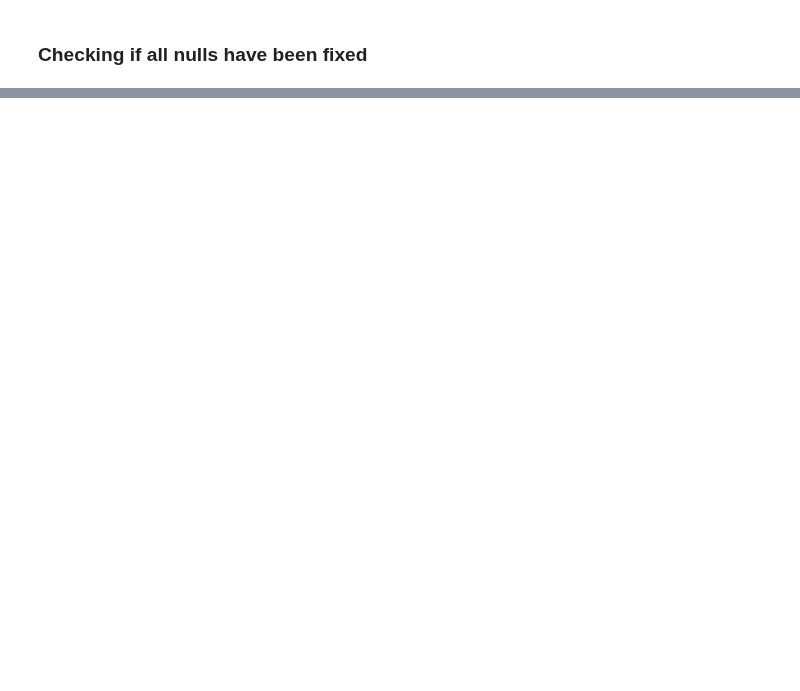
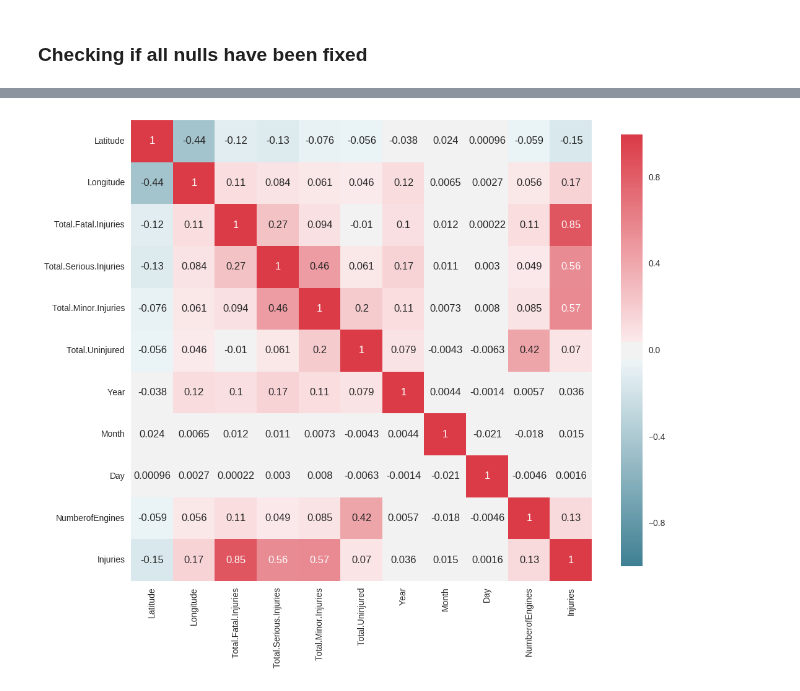
Before and after one commit to ddmng/jupyter-test, a Jupyter notebook: aviation/Exploring aviation data.ipynb, the cells around one changed output, grey strips where cells are left out. Cells and saved outputs as stored; diff of their text form; code cells hidden in the pictures; blank space fills up the shorter version.

```diff
--- a/aviation/Exploring aviation data.ipynb
+++ b/aviation/Exploring aviation data.ipynb
@@ -273,0 +370,12 @@ df['Aircraft.Damage'].fillna('Unknown', inplace=True)
+# %%
+# Function that fixes the engine types
+def fix_engine_type(et, model):
+    if type(et) == str:
+        return et
+    else:
+        # Setting engine type at the mode of engines for the model
+        e = (df['Engine.Type'][df['Model']==model].mode())
+        return  e[0] if e.count() > 0 else 'Unknown'
+# Fix for Engine.Type field
+en_type = df.apply(lambda x: fix_engine_type(x['Engine.Type'], x['Model']), axis=1)
+df = df.assign(EngineType = en_type, index=df.index)
@@ -273,0 +385,12 @@ df['Aircraft.Damage'].fillna('Unknown', inplace=True)
+# %%
+# Function that fixes the Aircraft.Category
+def fix_aircraft_category(cat, model):
+    if type(cat) == str:
+        return cat
+    else:
+        # Setting aircraft category at the mode of caterogories for the model
+        e = (df['Aircraft.Category'][df['Model']==model].mode())
+        return  e[0] if e.count() > 0 else 'Unknown'
+# Fix for Aircraft.Category field
+aircraft_cat = df.apply(lambda x: fix_aircraft_category(x['Aircraft.Category'], x['Model']), axis=1)
+df = df.assign(AircraftCategory = aircraft_cat, index=df.index)
@@ -343,3 +407,5 @@ See the caveats in the documentation: http://pandas.pydata.org/pandas-docs/stabl
+# %%
+df['Injuries'] = df['Total.Fatal.Injuries'] + df['Total.Serious.Injuries'] + df['Total.Minor.Injuries']
 # %% [markdown]
 ### Checking if all nulls have been fixed
 # %%
@@ -359,0 +438,3 @@ Name: EngineType, dtype: object
+# %%
+df = df.drop(['Number.of.Engines', 'Aircraft.Category', 'Engine.Type', 'Amateur.Built', 'index'], axis='columns')
+df = df.drop(['Publication.Date'], axis='columns')
@@ -359,0 +446,4 @@ Name: EngineType, dtype: object
+# %%
+plot_correlation_map(df)
+# %% [output]
+[figure, added]
```
Also changed, not shown: parts of 27 cells of this notebook, 1 other file.
